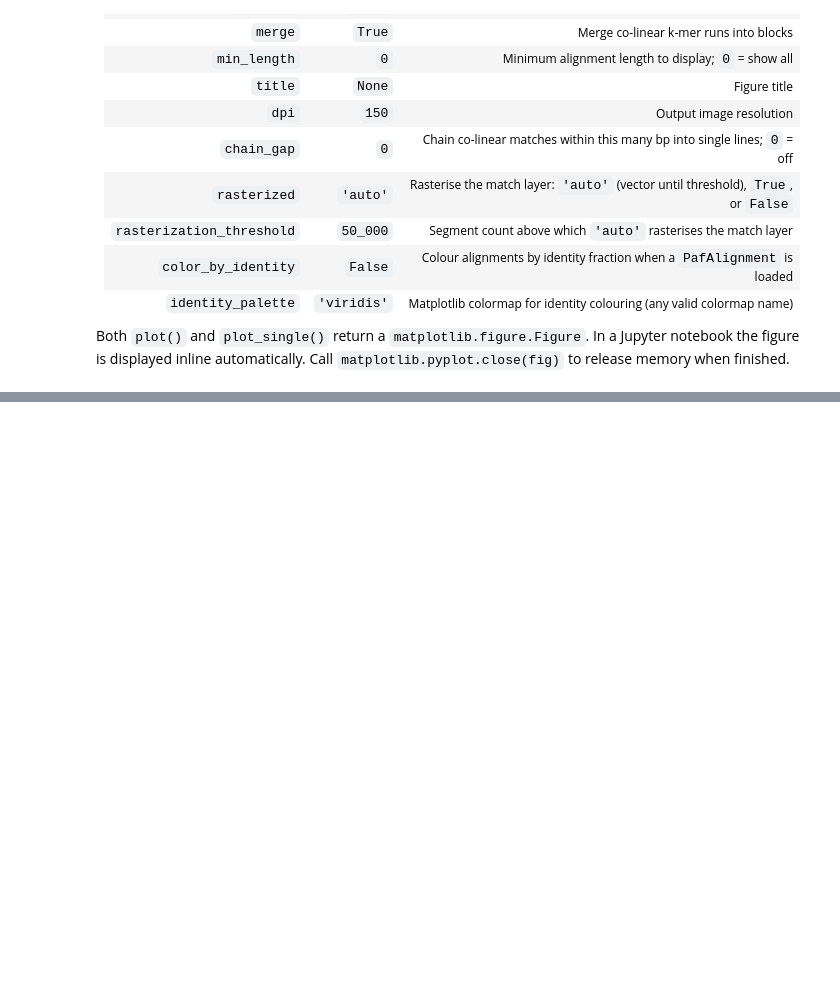
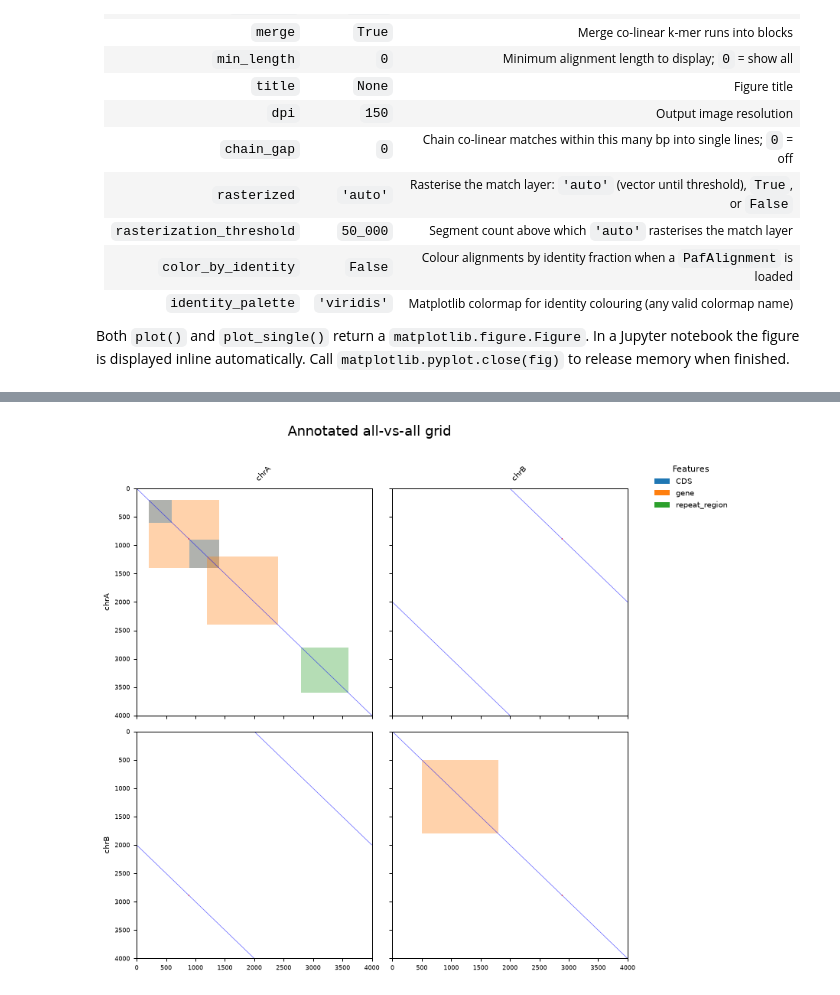
Before and after one commit to Adamtaranto/rusty-dot, a Jupyter notebook: docs/tutorials/dotplot_tutorial.ipynb, the cells around one changed output, grey strips where cells are left out. Cells and saved outputs as stored; diff of their text form; code cells hidden in the pictures; blank space fills up the shorter version.

```diff
--- a/docs/tutorials/dotplot_tutorial.ipynb
+++ b/docs/tutorials/dotplot_tutorial.ipynb
@@ -487,0 +498,29 @@ Call `matplotlib.pyplot.close(fig)` to release memory when finished.
+# %%
+# Build a small demo index and a GFF3 annotation.
+import random
+
+from rusty_dot import DotPlotter, SequenceIndex
+from rusty_dot.annotation import GffAnnotation
+
+random.seed(11)
+seq = "".join(random.choice("ACGT") for _ in range(4000))
+idx = SequenceIndex(k=13)
+idx.add_sequence("chrA", seq)
+idx.add_sequence("chrB", seq[2000:] + seq[:2000])
+
+gff_text = """\
+chrA\tdemo\tgene\t201\t1400\t.\t+\t.\tID=gene1;Name=GeneA
+chrA\tdemo\tCDS\t201\t600\t.\t+\t0\tID=cds1;Parent=gene1
+chrA\tdemo\tCDS\t901\t1400\t.\t+\t0\tID=cds1;Parent=gene1
+chrA\tdemo\tgene\t1201\t2400\t.\t-\t.\tID=gene2;Name=GeneB
+chrA\tdemo\trepeat_region\t2801\t3600\t.\t.\t.\tID=rep1
+chrB\tdemo\tgene\t501\t1800\t.\t-\t.\tID=gene3;Name=GeneC
+"""
+ann = GffAnnotation.from_text(gff_text)
+plotter = DotPlotter(idx)
+
+# Diagonal squares: features shade self-vs-self panels *behind* the
+# alignments (one colour per feature type).
+fig = plotter.plot(annotation=ann, title="Annotated all-vs-all grid")
+# %% [output]
+[figure, added]
```
Also changed, not shown: parts of 2 cells of this notebook, 3 other files.
